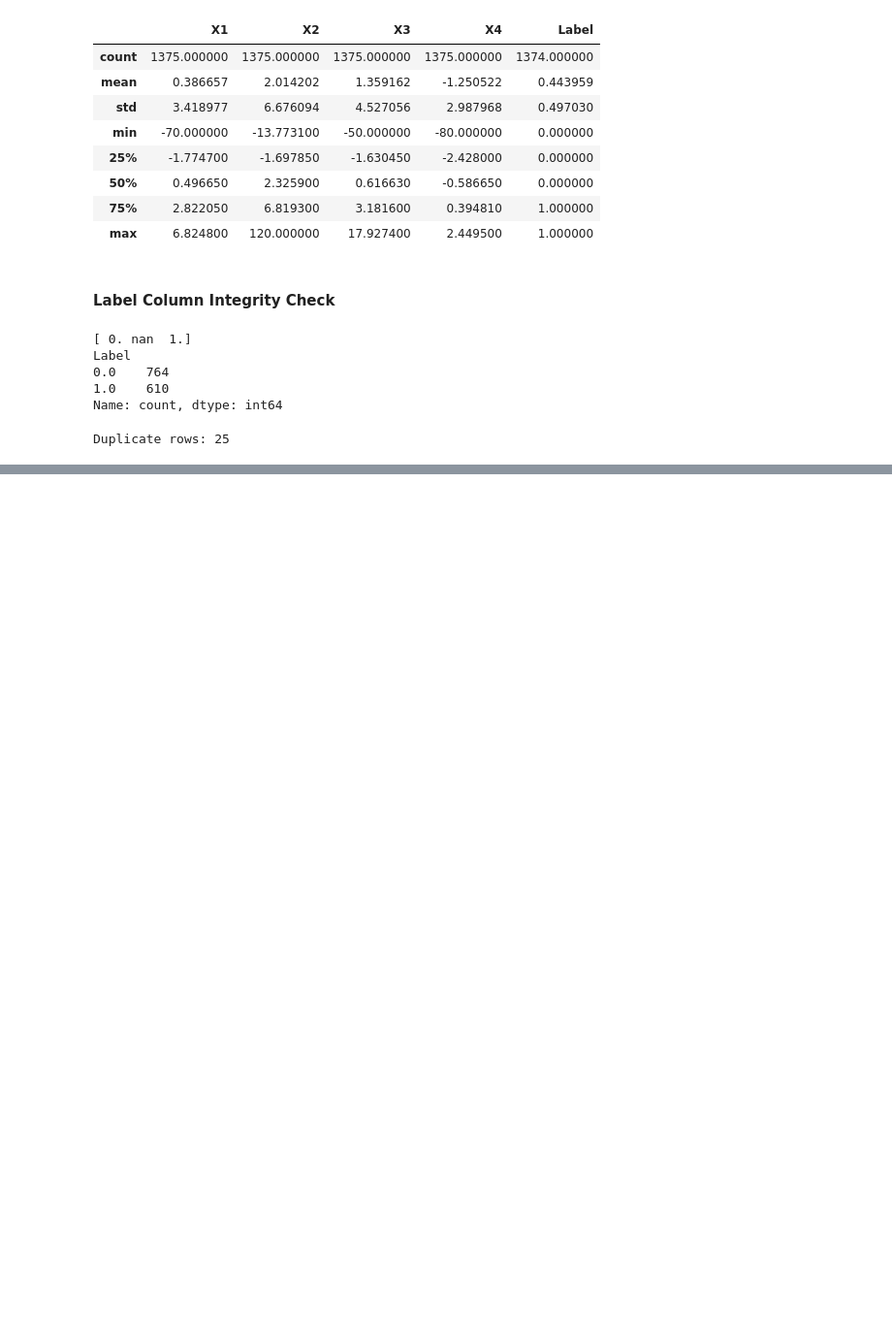
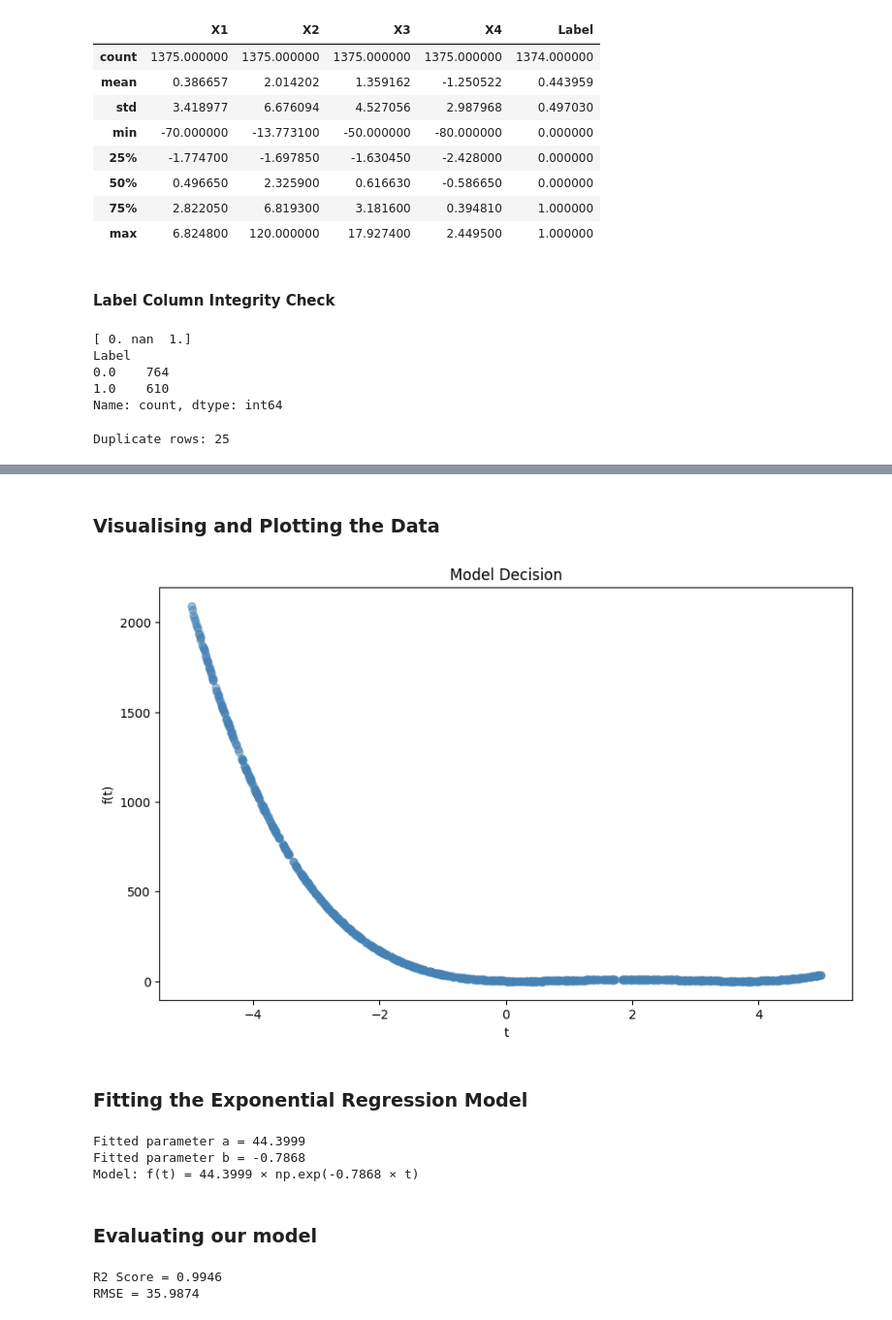
Before and after one commit to EzinneUfondu/python_new, a Jupyter notebook: ML_Python.ipynb, the cells around one changed output, grey strips where cells are left out. Shown at 97% size. Drawn from its saved outputs; the diff is of its cells as text; code cells hidden in the pictures; blank space fills up the shorter version.

```diff
--- a/ML_Python.ipynb
+++ b/ML_Python.ipynb
@@ -73,0 +232,9 @@ Duplicate rows: 25
+# %%
+file_id2 = "1wJj-Cy5f5KmVEmD8KQH6ncup2JHNGSxn"
+url2 = f"https://drive.google.com/uc?id={file_id2}"
+
+df2 = pd.read_csv(url2)
+
+print(df2.shape)
+print(df2.head())
+print(df2.dtypes)
@@ -73,0 +252,49 @@ Duplicate rows: 25
+# %% [markdown]
+### Visualising and Plotting the Data
+# %%
+plt.figure(figsize=(10,6))
+plt.scatter(df2['t'], df2['f(t)'], alpha=0.5, color='steelblue')
+plt.xlabel('t')
+plt.ylabel('f(t)')
+plt.title('Model Decision')
+plt.show()
+# %% [output]
+[figure, added]
+# %% [markdown]
+### Fitting the Exponential Regression Model
+# %%
+from scipy.optimize import curve_fit
+import numpy as np
+
+# Defining exponential function
+def exp_func(t, a, b):
+    return a * np.exp(b * t)
+
+# Fitting the model
+popt, pcov = curve_fit(exp_func, df2['t'], df2['f(t)'], p0=[1, -1], maxfev=10000)
+
+a, b = popt
+print(f"Fitted parameter a = {a:.4f}")
+print(f"Fitted parameter b = {b:.4f}")
+print(f"Model: f(t) = {a:.4f} × np.exp({b:.4f} × t)")
+# %% [output]
+Fitted parameter a = 44.3999
+Fitted parameter b = -0.7868
+Model: f(t) = 44.3999 × np.exp(-0.7868 × t)
+# %% [markdown]
+### Evaluating our model
+# %%
+from sklearn.metrics import r2_score, mean_squared_error
+
+# Generating predictions
+y_pred = exp_func(df2['t'], a, b)
+
+# Calculating R2 and RMSE
+r2 = r2_score(df2['f(t)'], y_pred)
+rmse = np.sqrt(mean_squared_error(df2['f(t)'], y_pred))
+
+print(f"R2 Score = {r2:.4f}")
+print(f"RMSE = {rmse:.4f}")
+# %% [output]
+R2 Score = 0.9946
+RMSE = 35.9874
```
Also changed, not shown: parts of 26 cells of this notebook.
